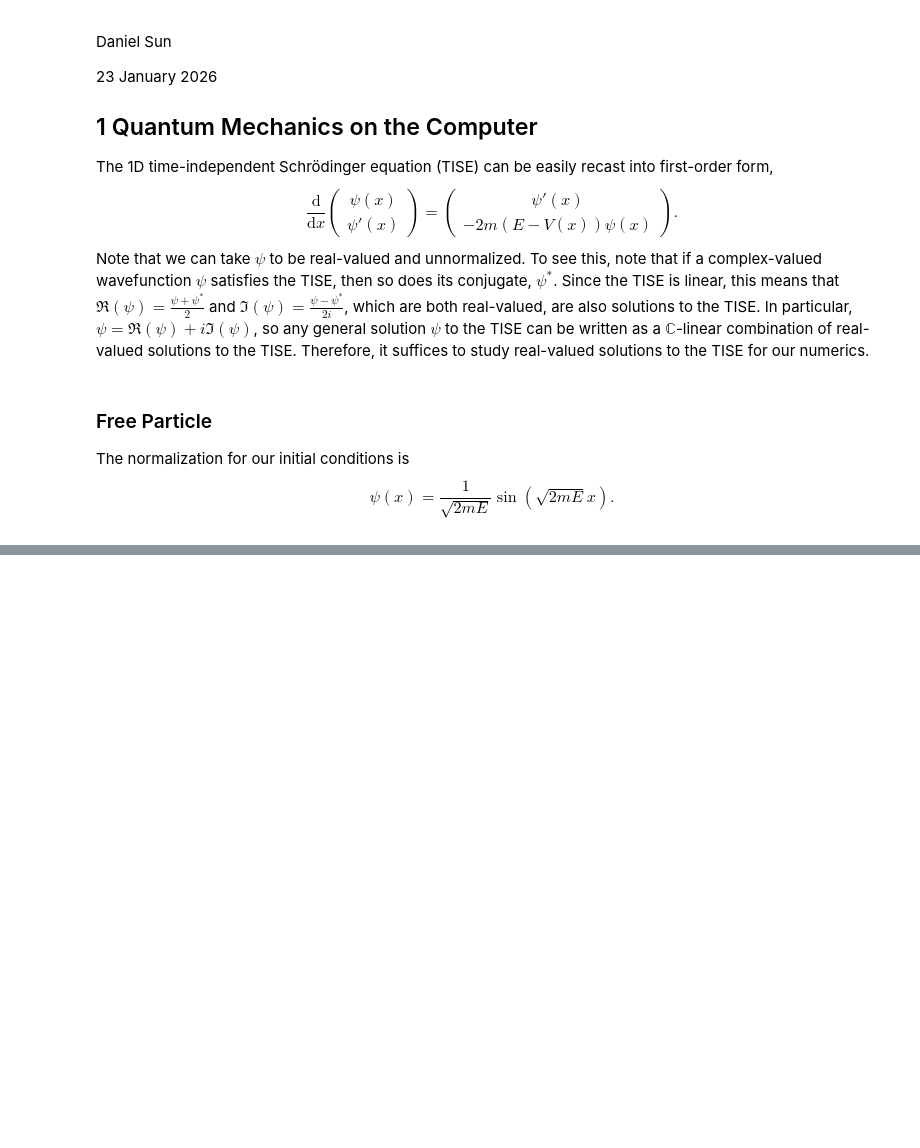
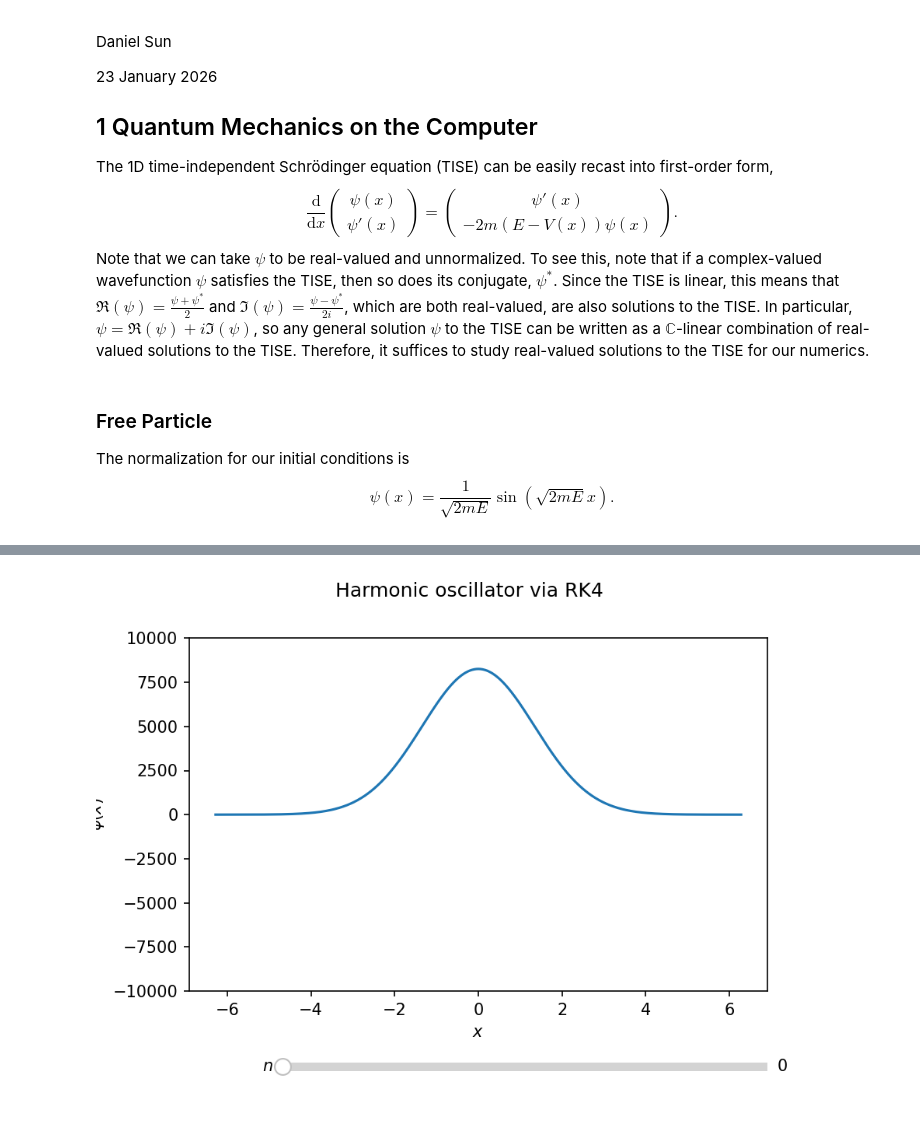
Before and after one commit to DanDan0101/numerical-methods, a Jupyter notebook: HW 2/HW 2.ipynb, the cells around one changed output, grey strips where cells are left out. Saved outputs shown, nothing was run; the diff lists cells and outputs as text; code cells hidden in the pictures; blank space fills up the shorter version.

```diff
--- a/HW 2/HW 2.ipynb
+++ b/HW 2/HW 2.ipynb
@@ -179,6 +179,6 @@ Text(0, 0.5, '$\\psi_0(x)$')
 # %%
 a = a_range[np.argmin(eps)]
-n_range = np.linspace(0, 2, 21)
+n_range = np.linspace(0, 2, 101)
 E_range = omega * (0.5 + n_range)
 psi_range = np.empty((n_range.shape[0], N + 1))
 for i in tqdm(range(n_range.shape[0])):
@@ -188,0 +187,24 @@ x = np.linspace(-a, a, N + 1)
+# %%
+fig, ax = plt.subplots(dpi = 150)
+fig.subplots_adjust(bottom = 0.25)
+l, = ax.plot(x, psi_range[0])
+ax_n = fig.add_axes([0.25, 0.1, 0.65, 0.03])
+slider_n = Slider(
+    ax_n, "$n$", n_range[0], n_range[-1],
+    valinit = n_range[0], valstep = n_range[1] - n_range[0]
+)
+def update(val):
+    n = slider_n.val
+    idx = int((n - n_range[0]) / (n_range[1] - n_range[0]))
+    l.set_ydata(psi_range[idx])
+    fig.canvas.draw_idle()
+
+slider_n.on_changed(update)
+
+fig.suptitle("Harmonic oscillator via RK4")
+ax.set_xlabel("$x$")
+ax.set_ylabel(r"$\psi(x)$")
+ax.set_ylim(-10000, 10000)
+plt.show()
+# %% [output]
+[figure, added]
```
Also changed, not shown: parts of 31 cells of this notebook, 1 other file.
